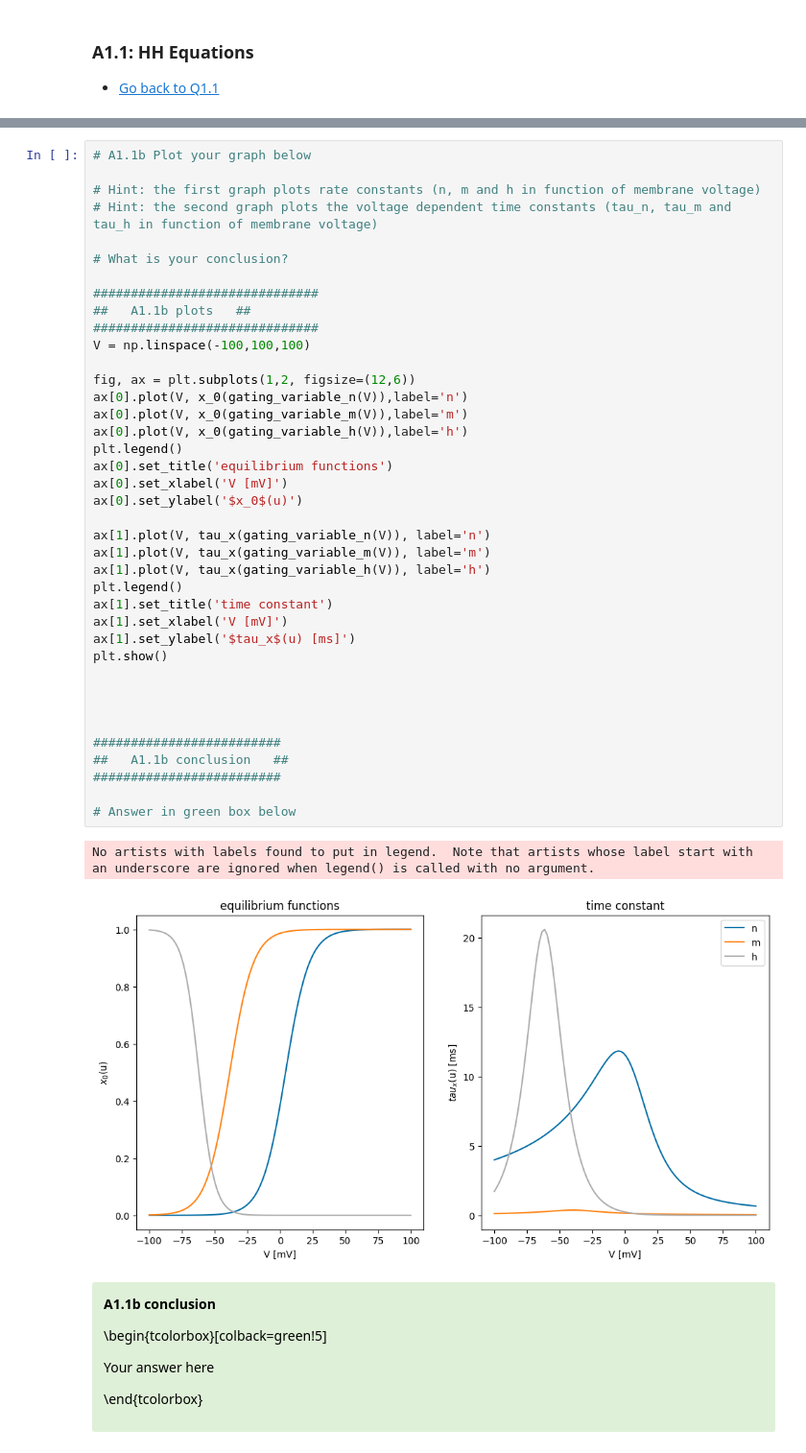
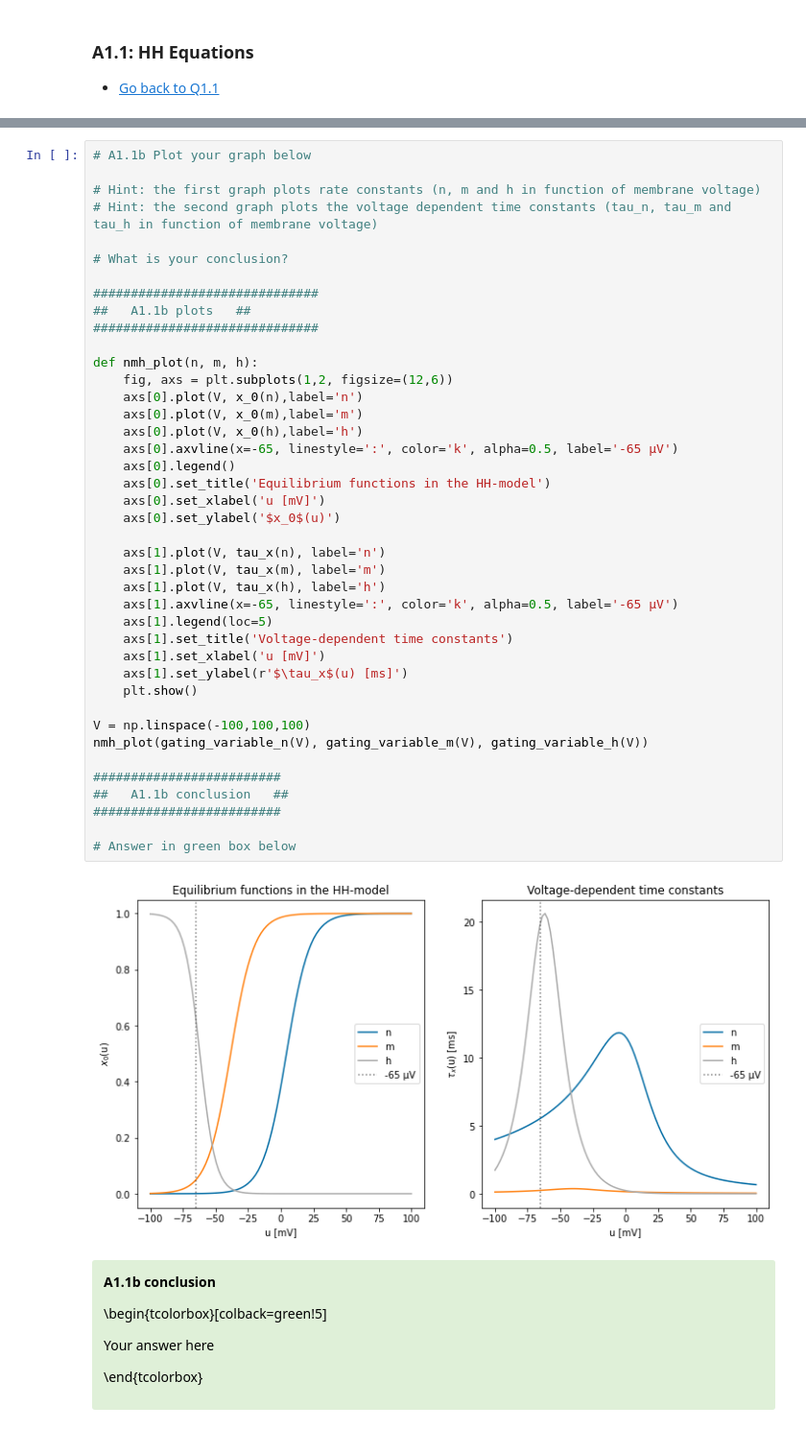
Before and after one commit to RobbeDeMuynck/CN_practicals, a Jupyter notebook: Module 1/Module1_Ex1_XX.ipynb, the cells around one changed output, grey strips where cells are left out. Shown at 96% size. Drawn from its saved outputs; the diff is of its cells as text.

```diff
--- a/Module 1/Module1_Ex1_XX.ipynb
+++ b/Module 1/Module1_Ex1_XX.ipynb
@@ -273,45 +308,46 @@ def tau_x (gating_variable):
 # %%
 # A1.1b Plot your graph below
 
 # Hint: the first graph plots rate constants (n, m and h in function of membrane voltage)
 # Hint: the second graph plots the voltage dependent time constants (tau_n, tau_m and tau_h in function of membrane voltage)
 
 # What is your conclusion?
 
 ##############################
 ##   A1.1b plots   ##
 ##############################
+
+def nmh_plot(n, m, h):
+    fig, axs = plt.subplots(1,2, figsize=(12,6))
+    axs[0].plot(V, x_0(n),label='n')
+    axs[0].plot(V, x_0(m),label='m')
+    axs[0].plot(V, x_0(h),label='h')
+    axs[0].axvline(x=-65, linestyle=':', color='k', alpha=0.5, label='-65 µV')
+    axs[0].legend()
+    axs[0].set_title('Equilibrium functions in the HH-model')
+    axs[0].set_xlabel('u [mV]')
+    axs[0].set_ylabel('$x_0$(u)')
+
+    axs[1].plot(V, tau_x(n), label='n')
+    axs[1].plot(V, tau_x(m), label='m')
+    axs[1].plot(V, tau_x(h), label='h')
+    axs[1].axvline(x=-65, linestyle=':', color='k', alpha=0.5, label='-65 µV')
+    axs[1].legend(loc=5)
+    axs[1].set_title('Voltage-dependent time constants')
+    axs[1].set_xlabel('u [mV]')
+    axs[1].set_ylabel(r'$\tau_x$(u) [ms]')
+    plt.show()
+
 V = np.linspace(-100,100,100)
-
-fig, ax = plt.subplots(1,2, figsize=(12,6))
-ax[0].plot(V, x_0(gating_variable_n(V)),label='n')
-ax[0].plot(V, x_0(gating_variable_m(V)),label='m')
-ax[0].plot(V, x_0(gating_variable_h(V)),label='h')
-plt.legend()
-ax[0].set_title('equilibrium functions')
-ax[0].set_xlabel('V [mV]')
-ax[0].set_ylabel('$x_0$(u)')
-
-ax[1].plot(V, tau_x(gating_variable_n(V)), label='n')
-ax[1].plot(V, tau_x(gating_variable_m(V)), label='m')
-ax[1].plot(V, tau_x(gating_variable_h(V)), label='h')
-plt.legend()
-ax[1].set_title('time constant')
-ax[1].set_xlabel('V [mV]')
-ax[1].set_ylabel('$tau_x$(u) [ms]')
-plt.show()
-
-
-
+nmh_plot(gating_variable_n(V), gating_variable_m(V), gating_variable_h(V))
 
 #########################
 ##   A1.1b conclusion   ##
 #########################
 
 # Answer in green box below
 # %% [output]
-No artists with labels found to put in legend.  Note that artists whose label start with an underscore are ignored when legend() is called with no argument.
-[figure, old version]
+[figure, new version]
 # %% [markdown]
 <div class="alert alert-success">
 <span style="color:black">
```
Also changed, not shown: parts of 12 cells of this notebook.
